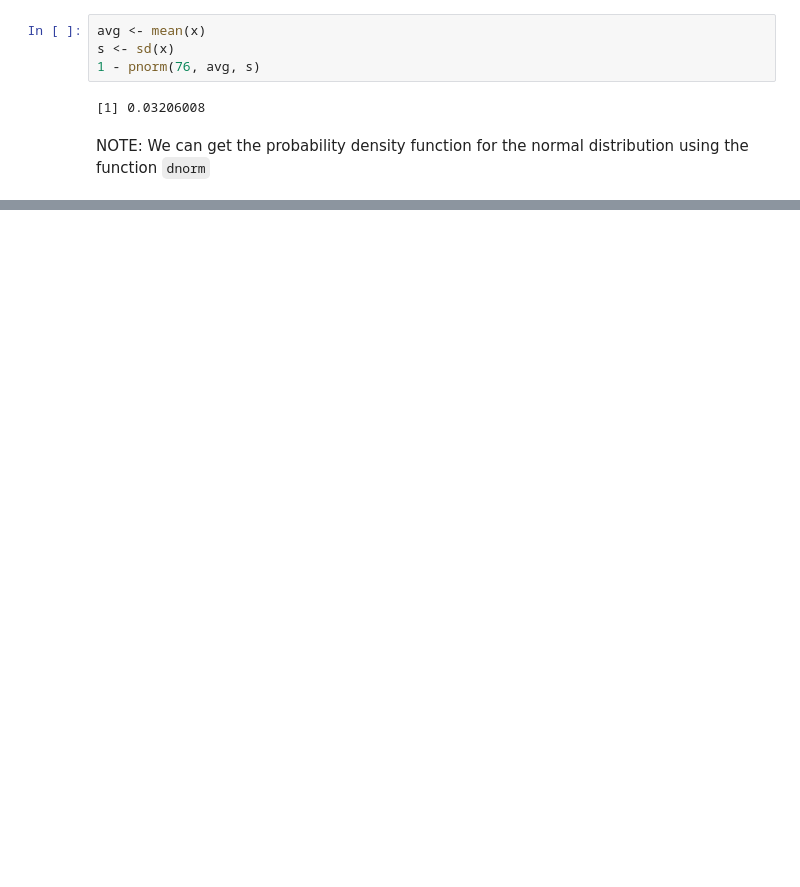
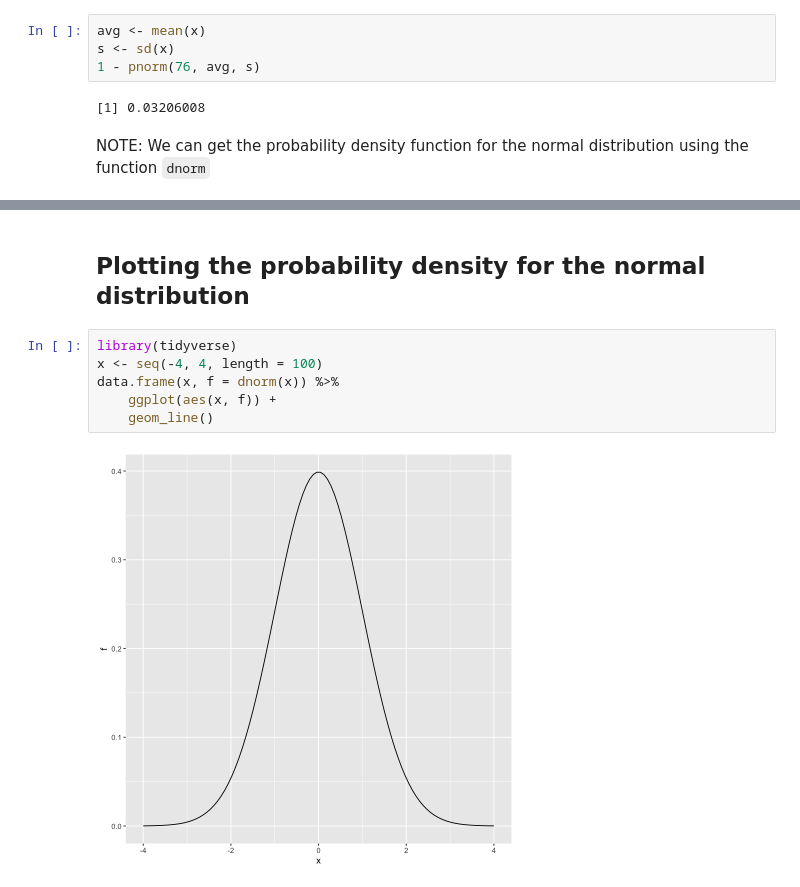
Before and after one commit to techfreakworm/probability_stats_practice, a Jupyter notebook: Data Science_Probability/continuous probability/prob density.ipynb, the cells around one changed output, grey strips where cells are left out. Saved outputs shown, nothing was run; the diff lists cells and outputs as text; blank space fills up the shorter version.

```diff
--- a/Data Science_Probability/continuous probability/prob density.ipynb
+++ b/Data Science_Probability/continuous probability/prob density.ipynb
@@ -36,0 +28,10 @@ plot(prop.table(table(dnorm(x, avg, s))))
+# %% [markdown]
+## Plotting the probability density for the normal distribution
+# %%
+library(tidyverse)
+x <- seq(-4, 4, length = 100)
+data.frame(x, f = dnorm(x)) %>%
+    ggplot(aes(x, f)) +
+    geom_line()
+# %% [output]
+[figure, added]
```
Also changed, not shown: parts of 3 cells of this notebook.
